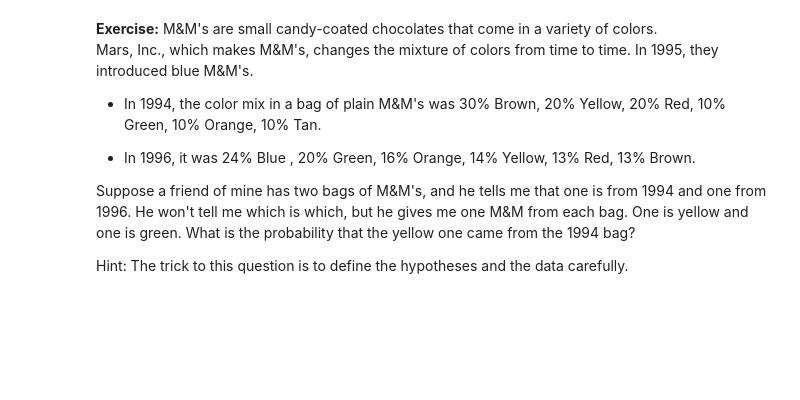
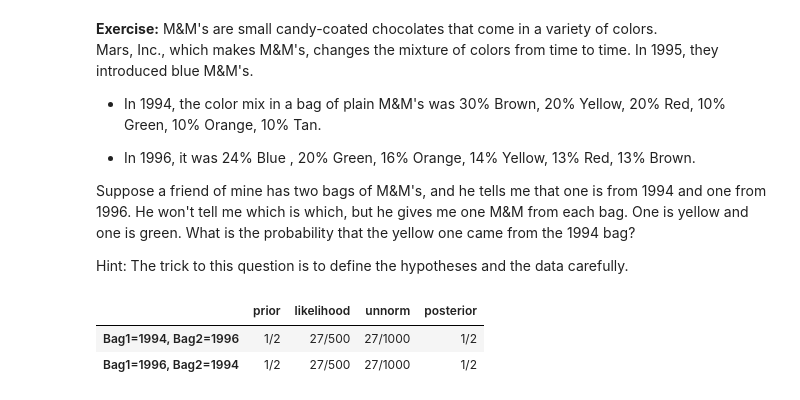
Before and after one commit to NimaFardanesh/inference-and-causality-week1, a Jupyter notebook: notebooks/2_InferenceAndCausality_Week1_BayesTheorem.ipynb.ipynb, the cells around one changed output. Saved outputs shown, nothing was run; the diff lists cells and outputs as text; code cells hidden in the pictures; blank space fills up the shorter version.

```diff
--- a/notebooks/2_InferenceAndCausality_Week1_BayesTheorem.ipynb.ipynb
+++ b/notebooks/2_InferenceAndCausality_Week1_BayesTheorem.ipynb.ipynb
@@ -386,0 +385,10 @@ Hint: The trick to this question is to define the hypotheses and the data carefu
+# %%
+table = pd.DataFrame(index=['Bag1=1994, Bag2=1996', 'Bag1=1996, Bag2=1994'])
+table['prior'] = Fraction(1, 2)
+table['likelihood'] = [Fraction(54, 1000), Fraction(54, 1000)]  # 0.054 = 54/1000
+update(table)
+table
+# %% [output]
+|  | prior | likelihood | unnorm | posterior |
+| Bag1=1994, Bag2=1996 | 1/2 | 27/500 | 27/1000 | 1/2 |
+| Bag1=1996, Bag2=1994 | 1/2 | 27/500 | 27/1000 | 1/2 |
```
Also changed, not shown: parts of 1 cell of this notebook.
